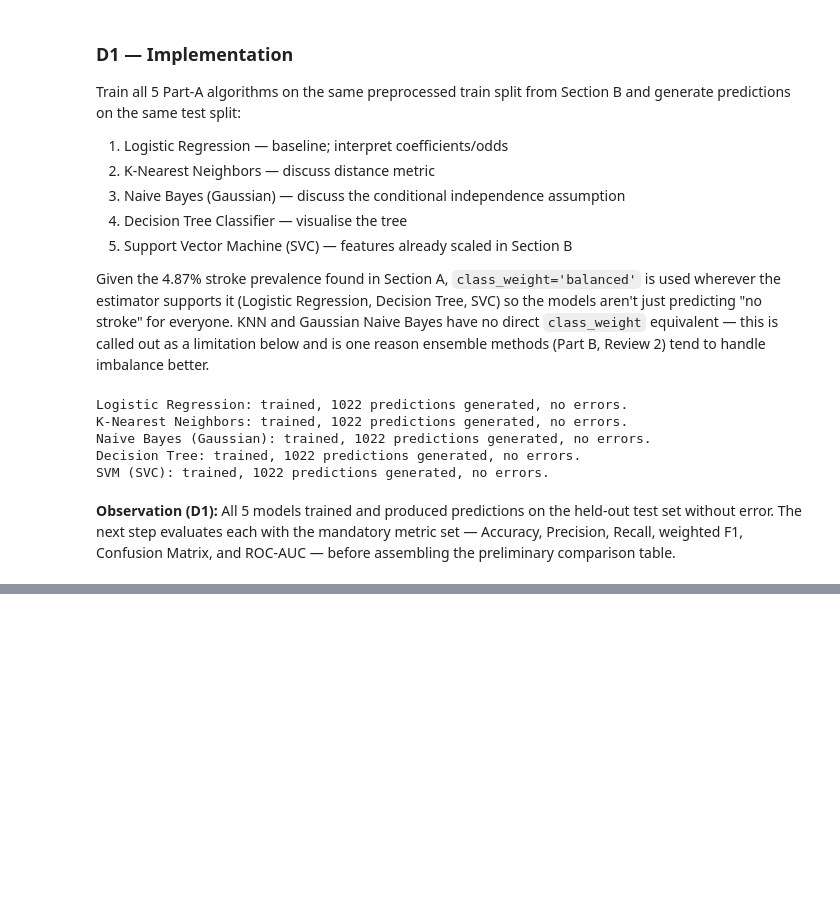
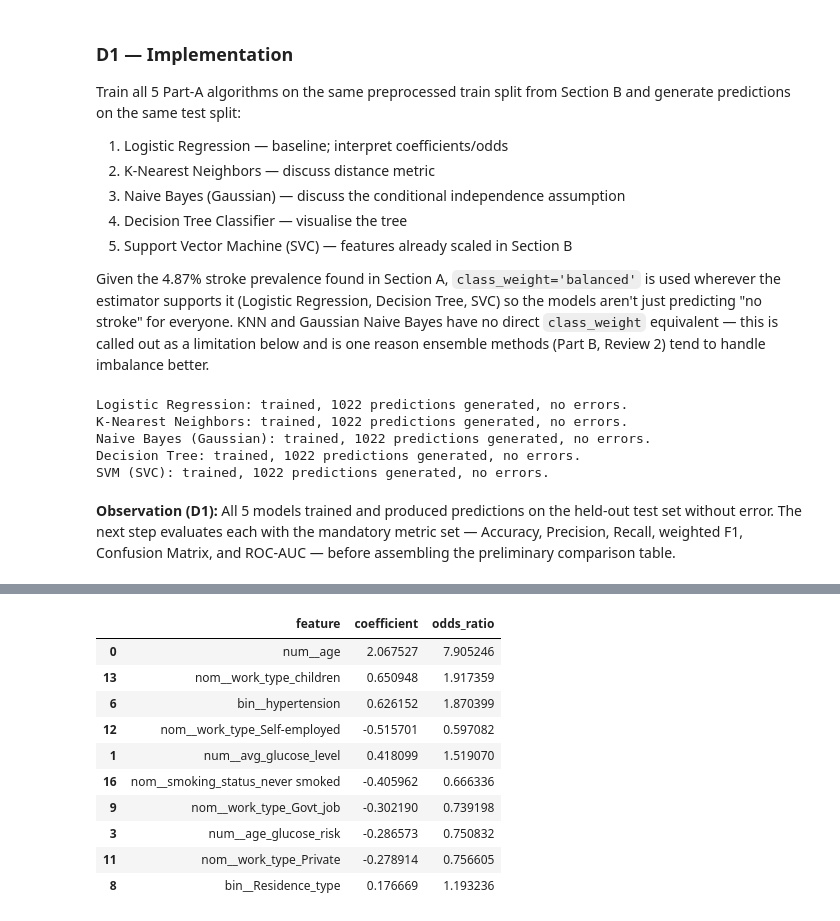
Before and after one commit to Isvarr/capstone_ml, a Jupyter notebook: classification_stroke_partA.ipynb, the cells around one changed output, grey strips where cells are left out. Drawn from its saved outputs; the diff is of its cells as text; code cells hidden in the pictures; blank space fills up the shorter version.

```diff
--- a/classification_stroke_partA.ipynb
+++ b/classification_stroke_partA.ipynb
@@ -430,0 +497,21 @@ SVM (SVC): trained, 1022 predictions generated, no errors.
+# %%
+# Logistic Regression coefficients (interpret coefficients/odds, per algorithm note)
+coef_df = pd.DataFrame({
+    'feature': feature_names,
+    'coefficient': fitted_models['Logistic Regression'].coef_[0]
+})
+coef_df['odds_ratio'] = np.exp(coef_df['coefficient'])
+coef_df = coef_df.sort_values('coefficient', key=abs, ascending=False)
+coef_df.head(10)
+# %% [output]
+|  | feature | coefficient | odds_ratio |
+| 0 | num__age | 2.067527 | 7.905246 |
+| 13 | nom__work_type_children | 0.650948 | 1.917359 |
+| 6 | bin__hypertension | 0.626152 | 1.870399 |
+| 12 | nom__work_type_Self-employed | -0.515701 | 0.597082 |
+| 1 | num__avg_glucose_level | 0.418099 | 1.519070 |
+| 16 | nom__smoking_status_never smoked | -0.405962 | 0.666336 |
+| 9 | nom__work_type_Govt_job | -0.302190 | 0.739198 |
+| 3 | num__age_glucose_risk | -0.286573 | 0.750832 |
+| 11 | nom__work_type_Private | -0.278914 | 0.756605 |
+| 8 | bin__Residence_type | 0.176669 | 1.193236 |
```
Also changed, not shown: parts of 10 cells of this notebook.
